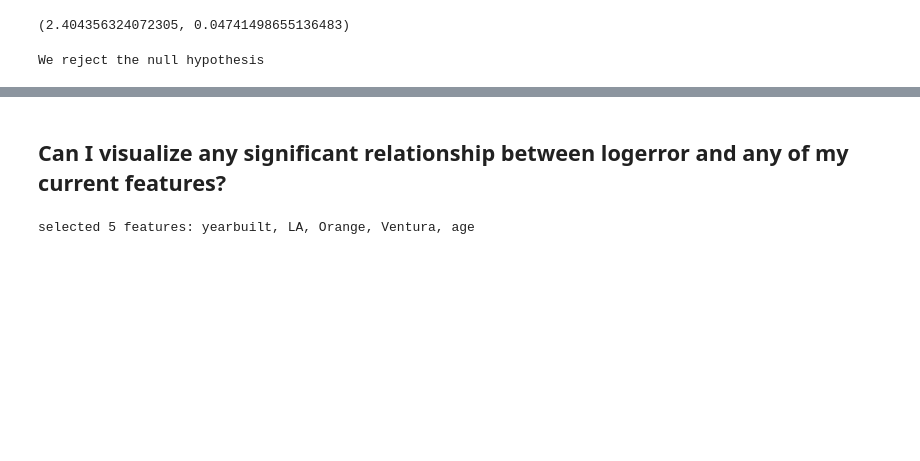
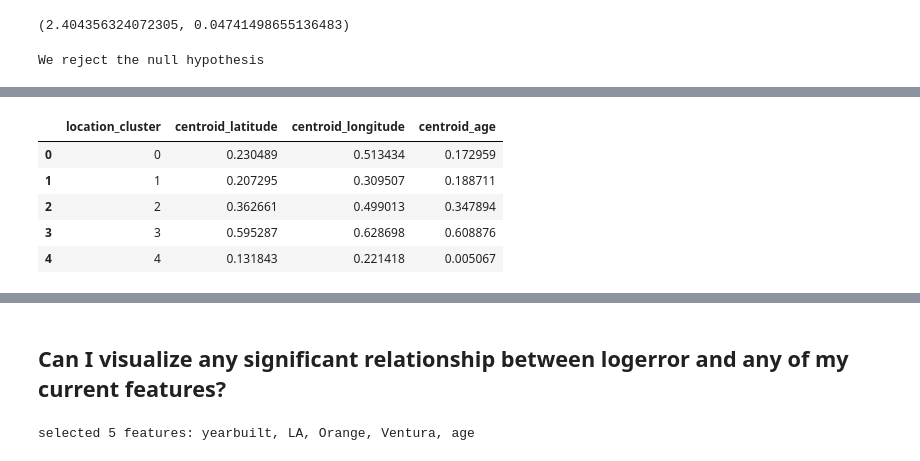
Before and after one commit to lukewbecker/clustering-project, a Jupyter notebook: zillow_mvp_cleaned.ipynb, the cells around one changed output, grey strips where cells are left out. Drawn from its saved outputs; the diff is of its cells as text; code cells hidden in the pictures; blank space fills up the shorter version.

```diff
--- a/zillow_mvp_cleaned.ipynb
+++ b/zillow_mvp_cleaned.ipynb
@@ -702,0 +746,11 @@ We reject the null hypothesis
+# %%
+centroids3 = get_centroids(cluster_vars3, cluster_col_name='location_cluster')
+# %%
+centroids3
+# %% [output]
+|  | location_cluster | centroid_latitude | centroid_longitude | centroid_age |
+| 0 | 0 | 0.230489 | 0.513434 | 0.172959 |
+| 1 | 1 | 0.207295 | 0.309507 | 0.188711 |
+| 2 | 2 | 0.362661 | 0.499013 | 0.347894 |
+| 3 | 3 | 0.595287 | 0.628698 | 0.608876 |
+| 4 | 4 | 0.131843 | 0.221418 | 0.005067 |
```
Also changed, not shown: parts of 9 cells of this notebook.
